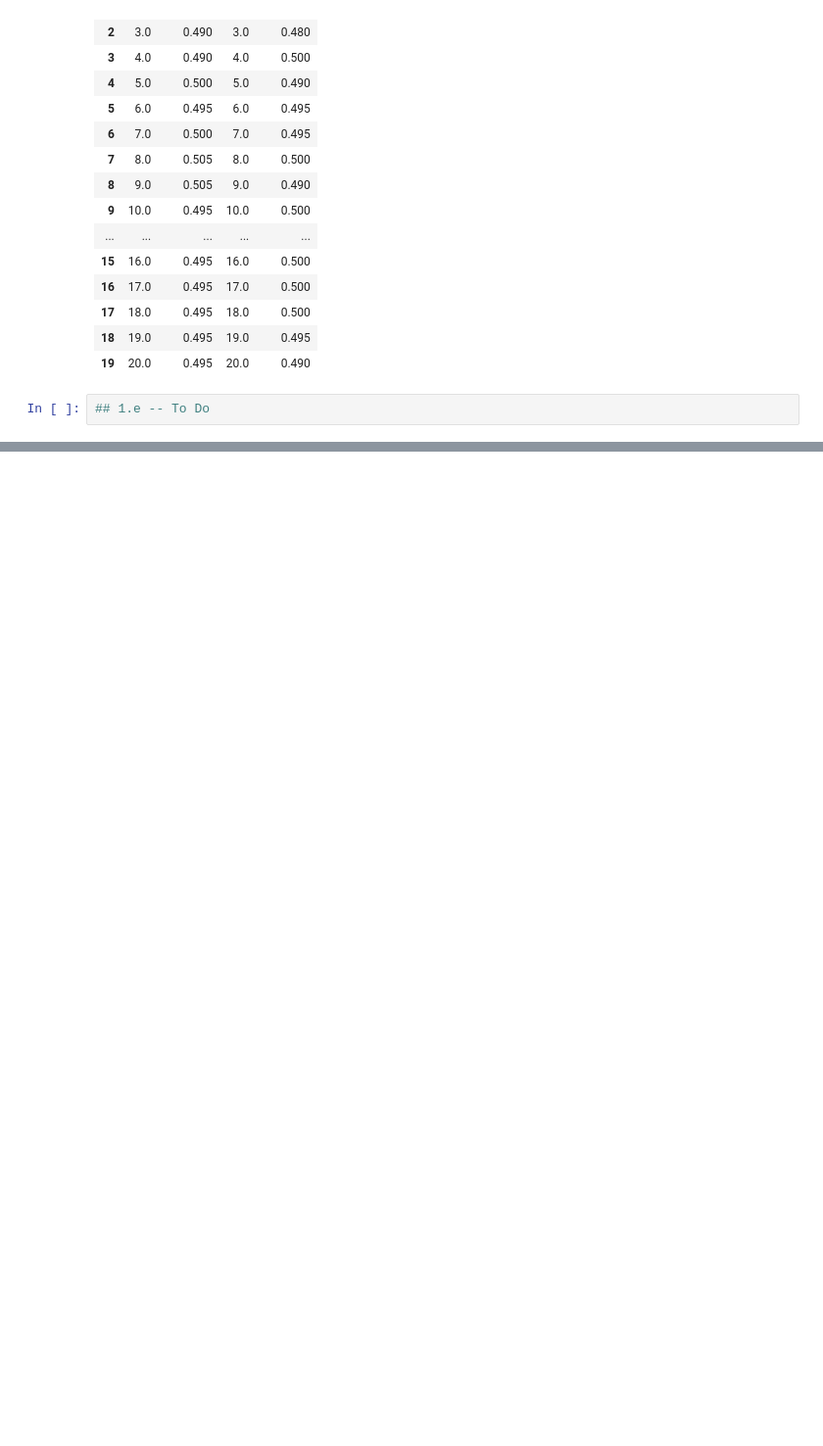
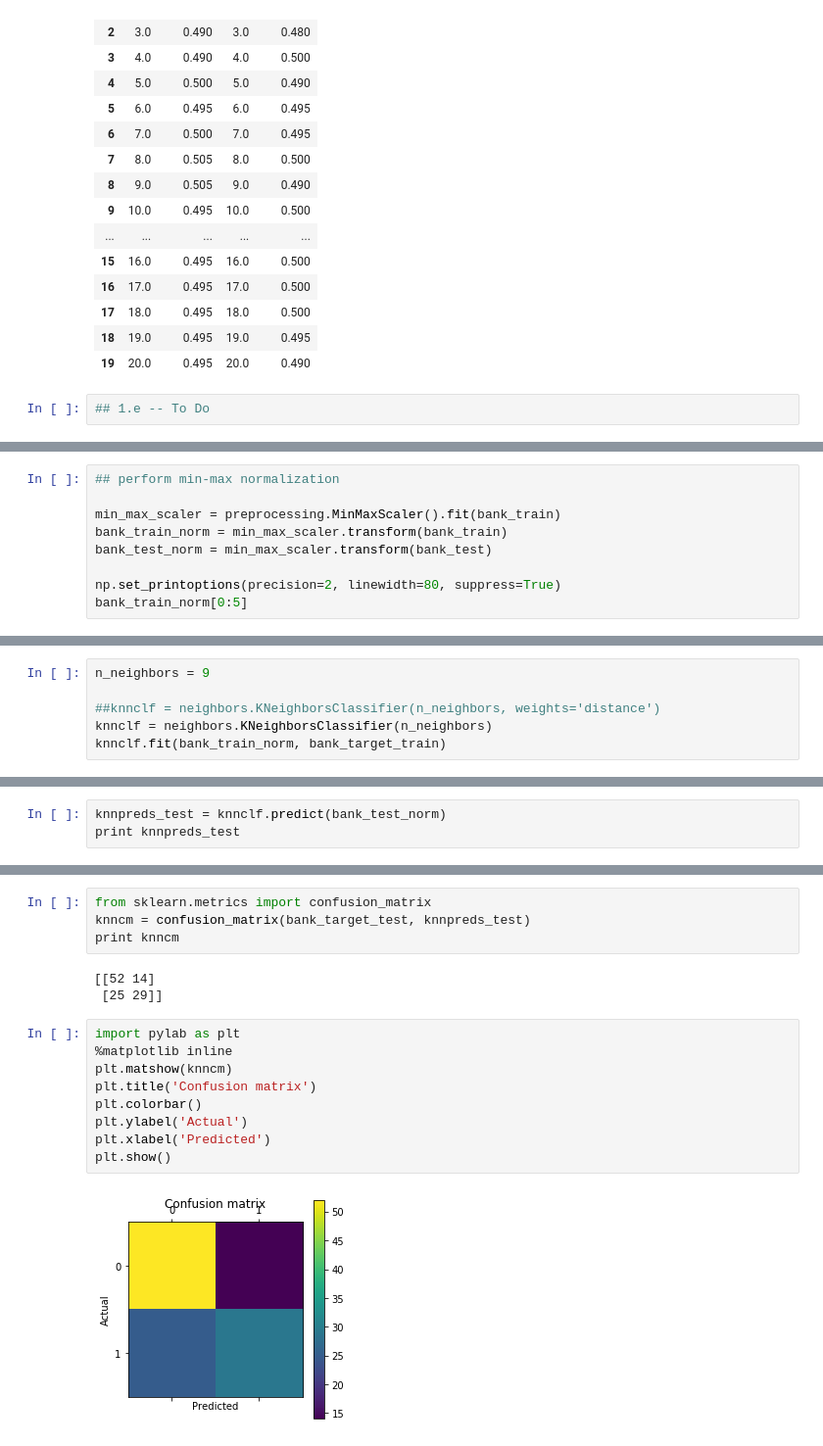
Before and after one commit to MickeyGeorge/dsc478, a Jupyter notebook: Assignment2/MichaelJanke_Assignment2.ipynb, the cells around one changed output, grey strips where cells are left out. Shown at 98% size. Drawn from its saved outputs; the diff is of its cells as text; blank space fills up the shorter version.

```diff
--- a/Assignment2/MichaelJanke_Assignment2.ipynb
+++ b/Assignment2/MichaelJanke_Assignment2.ipynb
@@ -618,0 +704,9 @@ pd.concat([cosineDF, cosineWeightedDF], axis=1)
+# %%
+## perform min-max normalization
+
+min_max_scaler = preprocessing.MinMaxScaler().fit(bank_train)
+bank_train_norm = min_max_scaler.transform(bank_train)
+bank_test_norm = min_max_scaler.transform(bank_test)
+
+np.set_printoptions(precision=2, linewidth=80, suppress=True)
+bank_train_norm[0:5]
@@ -618,0 +739,6 @@ pd.concat([cosineDF, cosineWeightedDF], axis=1)
+# %%
+n_neighbors = 9
+
+##knnclf = neighbors.KNeighborsClassifier(n_neighbors, weights='distance')
+knnclf = neighbors.KNeighborsClassifier(n_neighbors)
+knnclf.fit(bank_train_norm, bank_target_train)
@@ -618,0 +749,3 @@ pd.concat([cosineDF, cosineWeightedDF], axis=1)
+# %%
+knnpreds_test = knnclf.predict(bank_test_norm)
+print knnpreds_test
@@ -618,0 +762,18 @@ pd.concat([cosineDF, cosineWeightedDF], axis=1)
+# %%
+from sklearn.metrics import confusion_matrix
+knncm = confusion_matrix(bank_target_test, knnpreds_test)
+print knncm
+# %% [output]
+[[52 14]
+ [25 29]]
+# %%
+import pylab as plt
+%matplotlib inline
+plt.matshow(knncm)
+plt.title('Confusion matrix')
+plt.colorbar()
+plt.ylabel('Actual')
+plt.xlabel('Predicted')
+plt.show()
+# %% [output]
+[figure, added]
```
Also changed, not shown: parts of 18 cells of this notebook.
